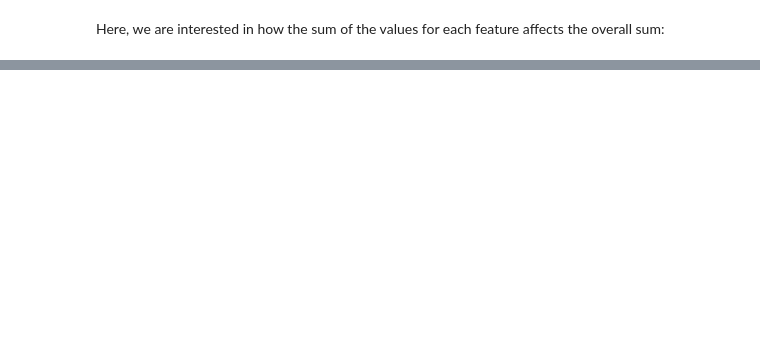
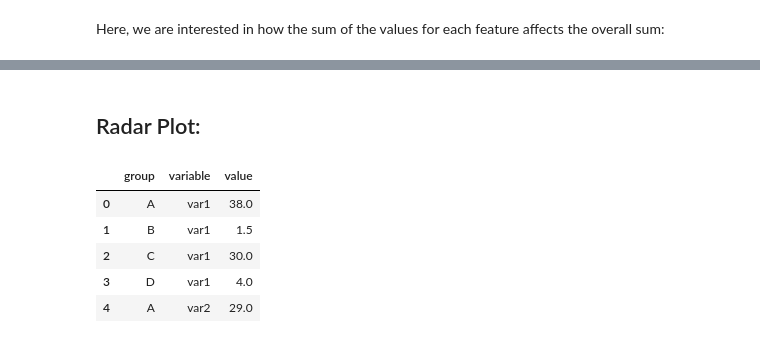
Before and after one commit to alexcapstick/alexs-visualisation-tools, a Jupyter notebook: examples/catplot.ipynb, the cells around one changed output, grey strips where cells are left out. Saved outputs shown, nothing was run; the diff lists cells and outputs as text; code cells hidden in the pictures; blank space fills up the shorter version.

```diff
--- a/examples/catplot.ipynb
+++ b/examples/catplot.ipynb
@@ -156,0 +168,20 @@ with avt.paper_theme():
+# %% [markdown]
+## Radar Plot:
+# %%
+# Set data
+data = pd.DataFrame({
+    'group': ['A','B','C','D'],
+    'var1': [38, 1.5, 30, 4],
+    'var2': [29, 10, 9, 34],
+    'var3': [8, 39, 23, 24],
+    'var4': [7, 31, 33, 14],
+    'var5': [28, 15, 32, 14]
+}).melt(id_vars='group')
+data.head()
+# %% [output]
+|  | group | variable | value |
+| 0 | A | var1 | 38.0 |
+| 1 | B | var1 | 1.5 |
+| 2 | C | var1 | 30.0 |
+| 3 | D | var1 | 4.0 |
+| 4 | A | var2 | 29.0 |
```
Also changed, not shown: parts of 8 cells of this notebook, 10 other files.
